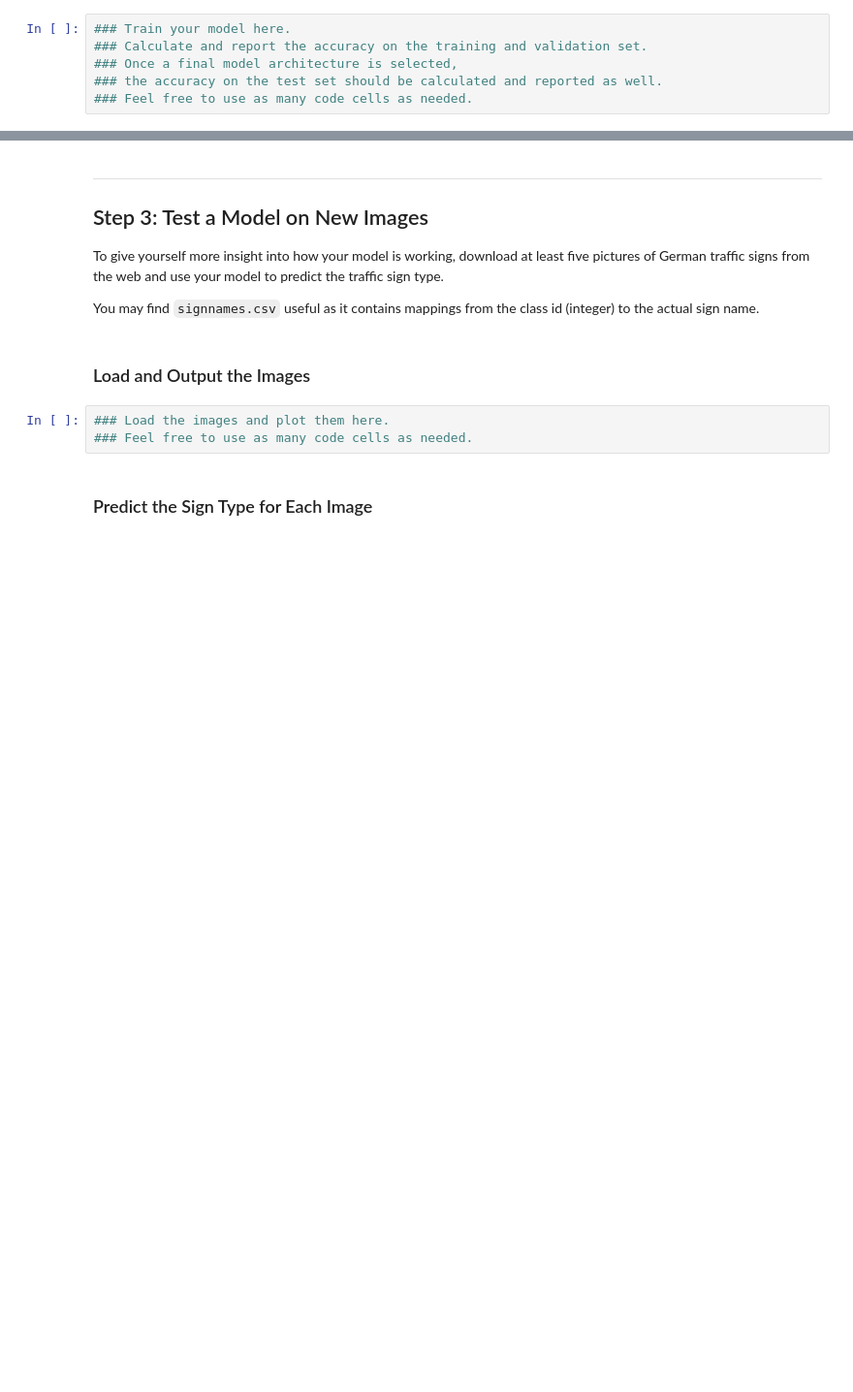
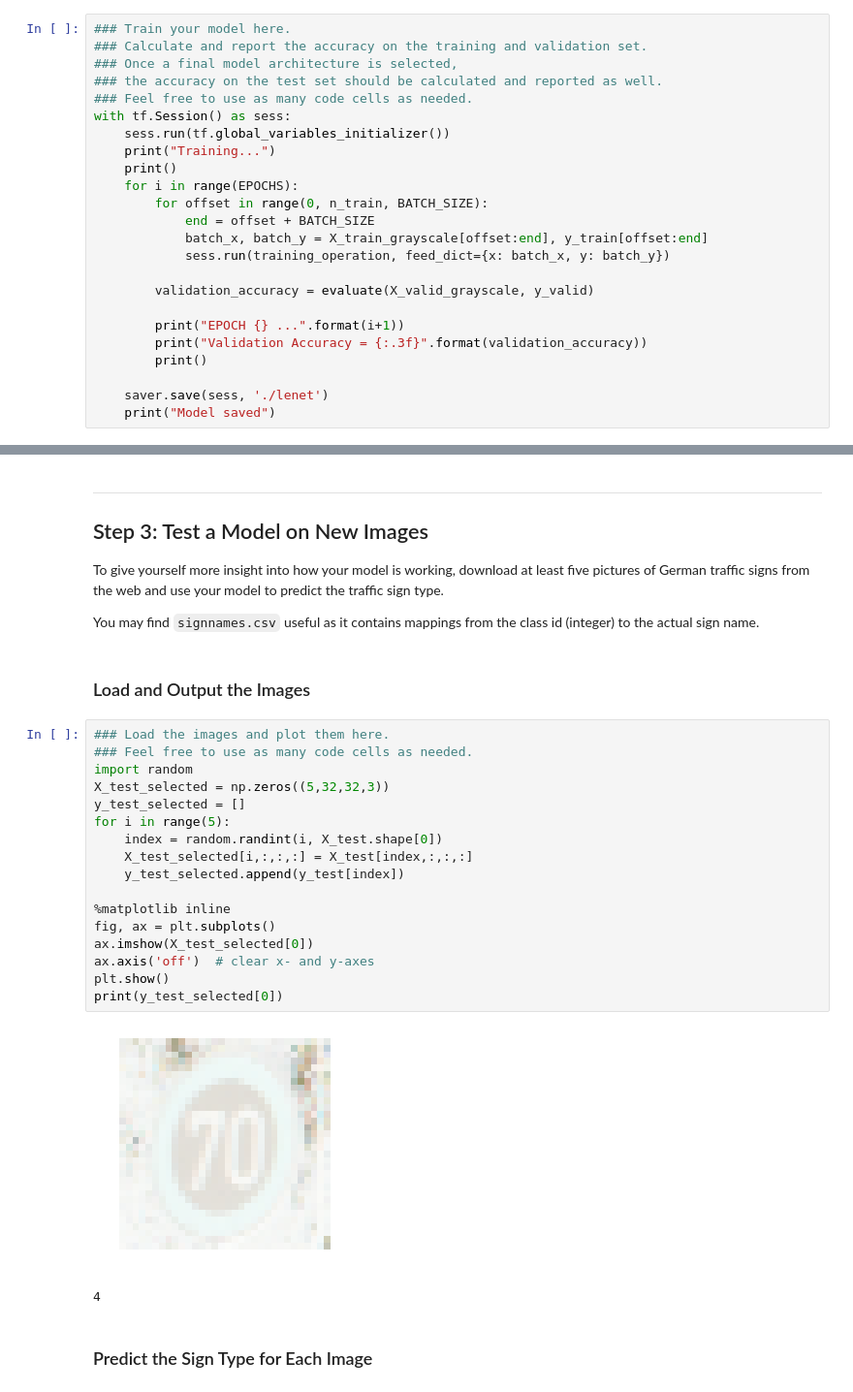
Before and after one commit to guangyangai/CarND-Traffic-Sign-Classifier-Project, a Jupyter notebook: Traffic_Sign_Classifier.ipynb, the cells around one changed output, grey strips where cells are left out. Shown at 97% size. Saved outputs shown, nothing was run; the diff lists cells and outputs as text; blank space fills up the shorter version.

Commit message:
save status

```diff
--- a/Traffic_Sign_Classifier.ipynb
+++ b/Traffic_Sign_Classifier.ipynb
@@ -219,3 +368,21 @@ sets imply underfitting. A high accuracy on the training set but low accuracy on
 ### Once a final model architecture is selected,
 ### the accuracy on the test set should be calculated and reported as well.
 ### Feel free to use as many code cells as needed.
+with tf.Session() as sess:
+    sess.run(tf.global_variables_initializer())
+    print("Training...")
+    print()
+    for i in range(EPOCHS):
+        for offset in range(0, n_train, BATCH_SIZE):
+            end = offset + BATCH_SIZE
+            batch_x, batch_y = X_train_grayscale[offset:end], y_train[offset:end]
+            sess.run(training_operation, feed_dict={x: batch_x, y: batch_y})
+
+        validation_accuracy = evaluate(X_valid_grayscale, y_valid)
+
+        print("EPOCH {} ...".format(i+1))
+        print("Validation Accuracy = {:.3f}".format(validation_accuracy))
+        print()
+
+    saver.save(sess, './lenet')
+    print("Model saved")
@@ -229,9 +414,26 @@ To give yourself more insight into how your model is working, download at least
 You may find `signnames.csv` useful as it contains mappings from the class id (integer) to the actual sign name.
 # %% [markdown]
 ### Load and Output the Images
-# %%
-### Load the images and plot them here.
-### Feel free to use as many code cells as needed.
+# %%
+### Load the images and plot them here.
+### Feel free to use as many code cells as needed.
+import random
+X_test_selected = np.zeros((5,32,32,3))
+y_test_selected = []
+for i in range(5):
+    index = random.randint(i, X_test.shape[0])
+    X_test_selected[i,:,:,:] = X_test[index,:,:,:]
+    y_test_selected.append(y_test[index])
+
+%matplotlib inline
+fig, ax = plt.subplots()
+ax.imshow(X_test_selected[0])
+ax.axis('off')  # clear x- and y-axes
+plt.show()
+print(y_test_selected[0])
+# %% [output]
+[figure, added]
+4
 # %% [markdown]
 ### Predict the Sign Type for Each Image
 # %%
```
Also changed, not shown: parts of 10 cells of this notebook.
